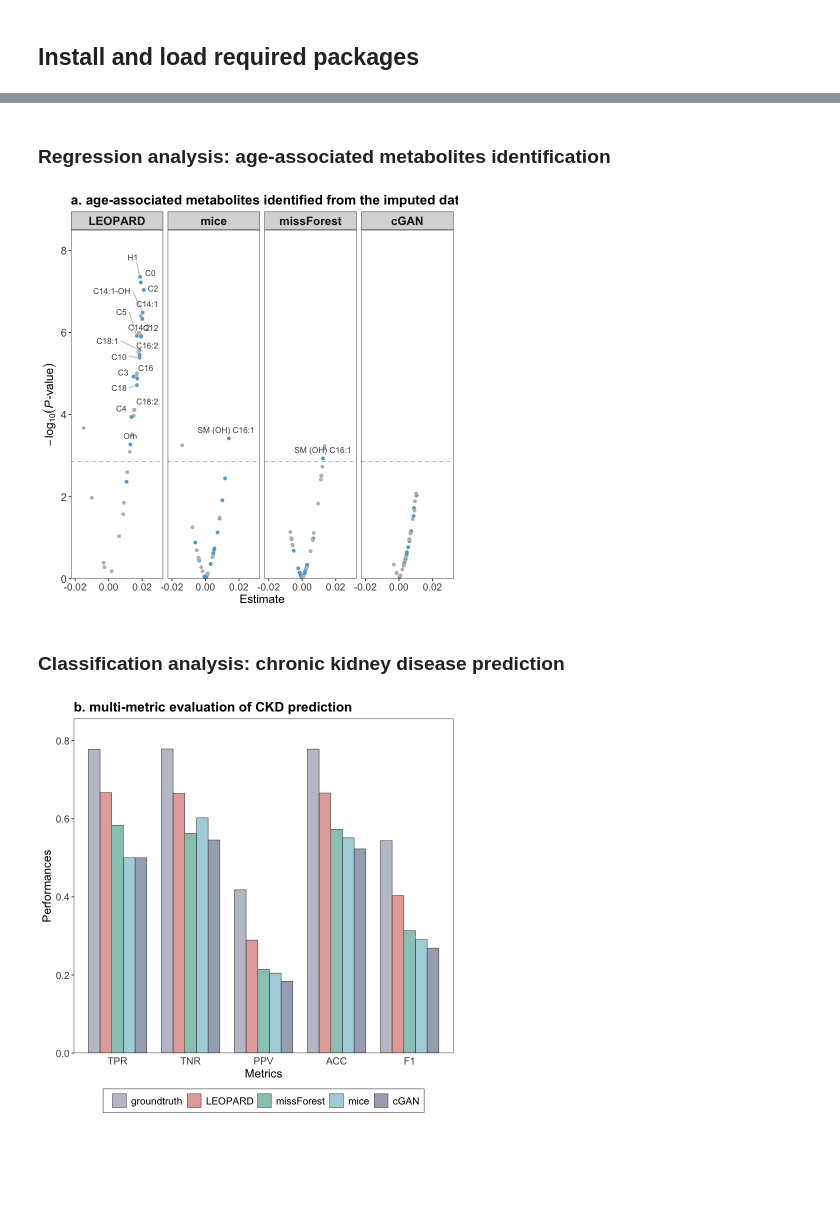
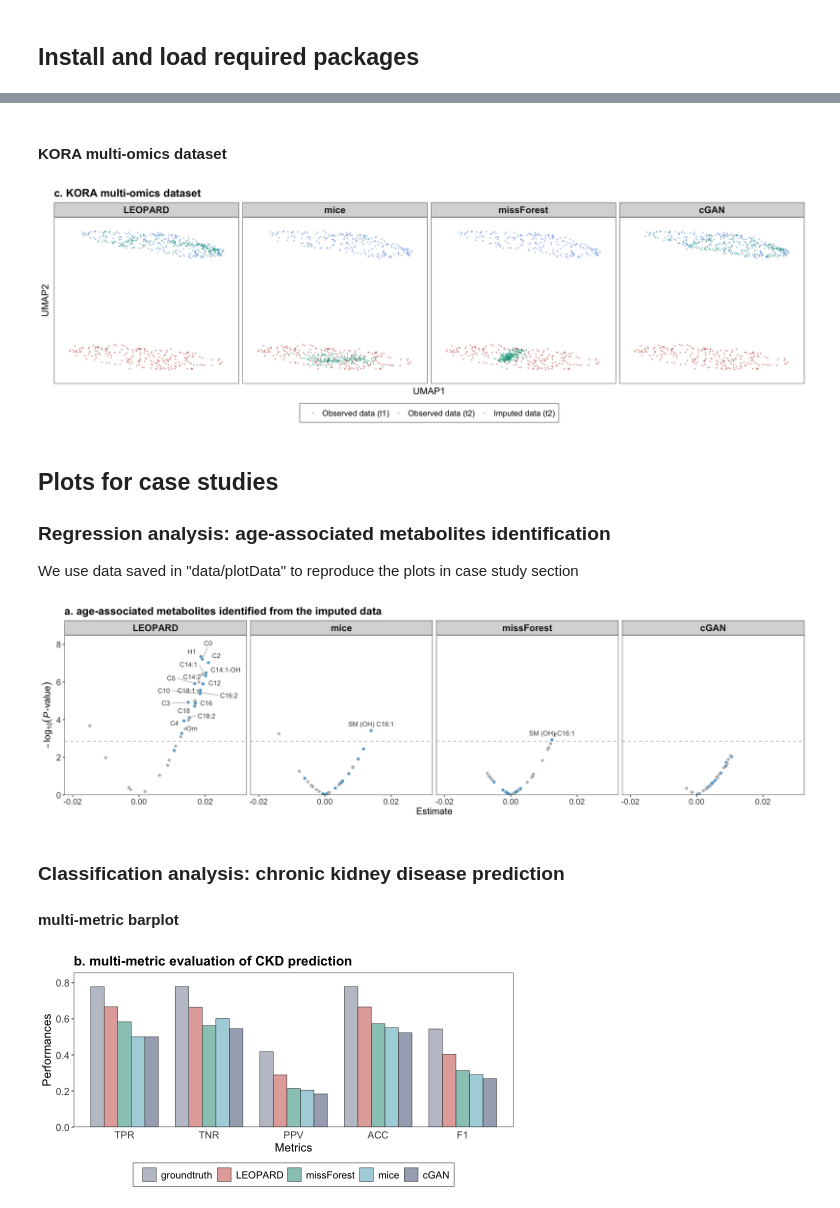
Before and after one commit to HAN-Siyu/LEOPARD, a Jupyter notebook: plot.ipynb, the cells around one changed output, grey strips where cells are left out. Saved outputs shown, nothing was run; the diff lists cells and outputs as text; code cells hidden in the pictures; blank space fills up the shorter version.

Commit message:
support reproducing our plots

```diff
--- a/plot.ipynb
+++ b/plot.ipynb
@@ -15,8 +335,23 @@ for(pkg in c("ggplot2", "ggsci","ggrepel")) {
+# %% [markdown]
+#### KORA multi-omics dataset
+# %%
+# load UMAP embeddings of the KORA multi-omics dataset
+umap_koraMulti <- read.table("data/plotData/evaluation_umap_koraMulti.csv", sep = ",", header = TRUE)
+
+# visualize UMAP embeddings
+plot_umap_koraMulti <- generate_umap_plot(input_plotData = umap_koraMulti,
+                                          point_size = 0.7, point_alpha = I(0.5),
+                                          title = "c. KORA multi-omics dataset")
+plot_umap_koraMulti
+# %% [output]
+[figure, added]
 # %% [markdown]
+## Plots for case studies
 ### Regression analysis: age-associated metabolites identification
+
+We use data saved in "data/plotData" to reproduce the plots in case study section
 # %%
-# load required package
-library(ggrepel)
+options(repr.plot.width = 16, repr.plot.height = 4.5)
 options(ggrepel.max.overlaps = Inf)
 
 # load estimate and P-val data
@@ -25,44 +360,47 @@ regression_data$Method <- factor(regression_data$Method,
                                  levels = c('LEOPARD', 'mice', 'missForest', 'cGAN'))
 
 # generate volcano plot
 plot_volcano <- ggplot(regression_data, aes(x = Estimate, y = -log10(P), color = Bonferroni_observedData,
                                             label = MetaName)) +
     geom_point(size = 1.5) +
     geom_hline(yintercept = (-log10(0.05/36)), linetype = 2, color = "grey") +
     scale_color_manual(values = c("grey","#67a9cf")) +
     facet_wrap(~ Method, nrow = 1, scales = "fixed") +
     labs(x = "Estimate", y = expression(-log[10](italic("P")*textstyle("-")*value))) +
     geom_label_repel(data = regression_data[regression_data$Bonferroni_observedData & regression_data$Bonferroni,],
                      size = 3.5, color = "grey30", box.padding = 0.2, label.padding = 0.2,
                      segment.color = 'gray', segment.size = 0.5,
                      nudge_y = 0.15, label.size = NA, fill = NA, ylim = c(0,8.5)) +
     scale_x_continuous(expand = c(0.05, 0),  limits = c(-0.02, 0.03), breaks = seq(-0.02, 0.04, 0.02)) +
     scale_y_continuous(expand = c(0.0, 0.0), limits = c(0, 8.5)) +
     theme_bw() +
     theme(legend.position = 'none',
           panel.grid.minor.x = element_blank(),
           panel.grid.minor.y = element_blank(),
           panel.grid.major.x = element_blank(),
           panel.grid.major.y = element_blank(),
-          plot.title    = element_text(size = 16, face = "bold"),
-          axis.text.x   = element_text(size = 12),
-          axis.text.y   = element_text(size = 13),
-          axis.title.y  = element_text(size = 14),
-          axis.title.x  = element_text(size = 14),
-          legend.text   = element_text(size = 12, face = 'plain'),
-          legend.title  = element_blank(),
+          plot.title   = element_text(size = 16, face = "bold"),
+          axis.text.x  = element_text(size = 12),
+          axis.text.y  = element_text(size = 13),
+          axis.title.y = element_text(size = 14),
+          axis.title.x = element_text(size = 14),
+          legend.text  = element_text(size = 12, face = 'plain'),
+          legend.title = element_blank(),
           legend.background = element_blank(),
           legend.box.background = element_rect(color = "black", linewidth = 0.25),
           legend.key = element_rect(fill = NA),
           strip.text = element_text(size = 14, face = "bold")) +
     ggtitle("a. age-associated metabolites identified from the imputed data")
 
 plot_volcano
 # %% [output]
-[figure, old version]
+[figure, new version]
 # %% [markdown]
 ### Classification analysis: chronic kidney disease prediction
+#### multi-metric barplot
 # %%
+options(repr.plot.width = 8, repr.plot.height = 4)
+
 # load multi-metric data
 barPlot_data <- read.csv("data/plotData/caseStudy_classification_metrics.csv")
 barPlot_data$Method <- factor(barPlot_data$Method,
@@ -87,14 +425,14 @@ plot_bar <- ggplot(data = barPlot_data, aes(x = Metric, y = Performance, fill =
           panel.grid.minor.y = element_blank(),
           panel.grid.major.x = element_blank(),
           panel.grid.major.y = element_blank(),
-          axis.ticks.x  = element_blank(),
-          plot.title    = element_text(size = 16, face = "bold"),
-          axis.text.x   = element_text(size = 12),
-          axis.text.y   = element_text(size = 12),
-          axis.title.y  = element_text(size = 14),
-          axis.title.x  = element_text(size = 14),
-          legend.text   = element_text(size = 12, face = 'plain'),
-          legend.title  = element_blank(),
+          axis.ticks.x = element_blank(),
+          plot.title   = element_text(size = 16, face = "bold"),
+          axis.text.x  = element_text(size = 12),
+          axis.text.y  = element_text(size = 12),
+          axis.title.y = element_text(size = 14),
+          axis.title.x = element_text(size = 14),
+          legend.text  = element_text(size = 12, face = 'plain'),
+          legend.title = element_blank(),
           legend.background = element_blank(),
           legend.box.background = element_rect(color = "black", linewidth = 0.25),
           legend.key = element_rect(fill = NA),
@@ -107,4 +445,4 @@ plot_bar <- ggplot(data = barPlot_data, aes(x = Metric, y = Performance, fill =
 
 plot_bar
 # %% [output]
-[figure, old version]
+[figure, new version]
```
Also changed, not shown: parts of 25 cells of this notebook.
